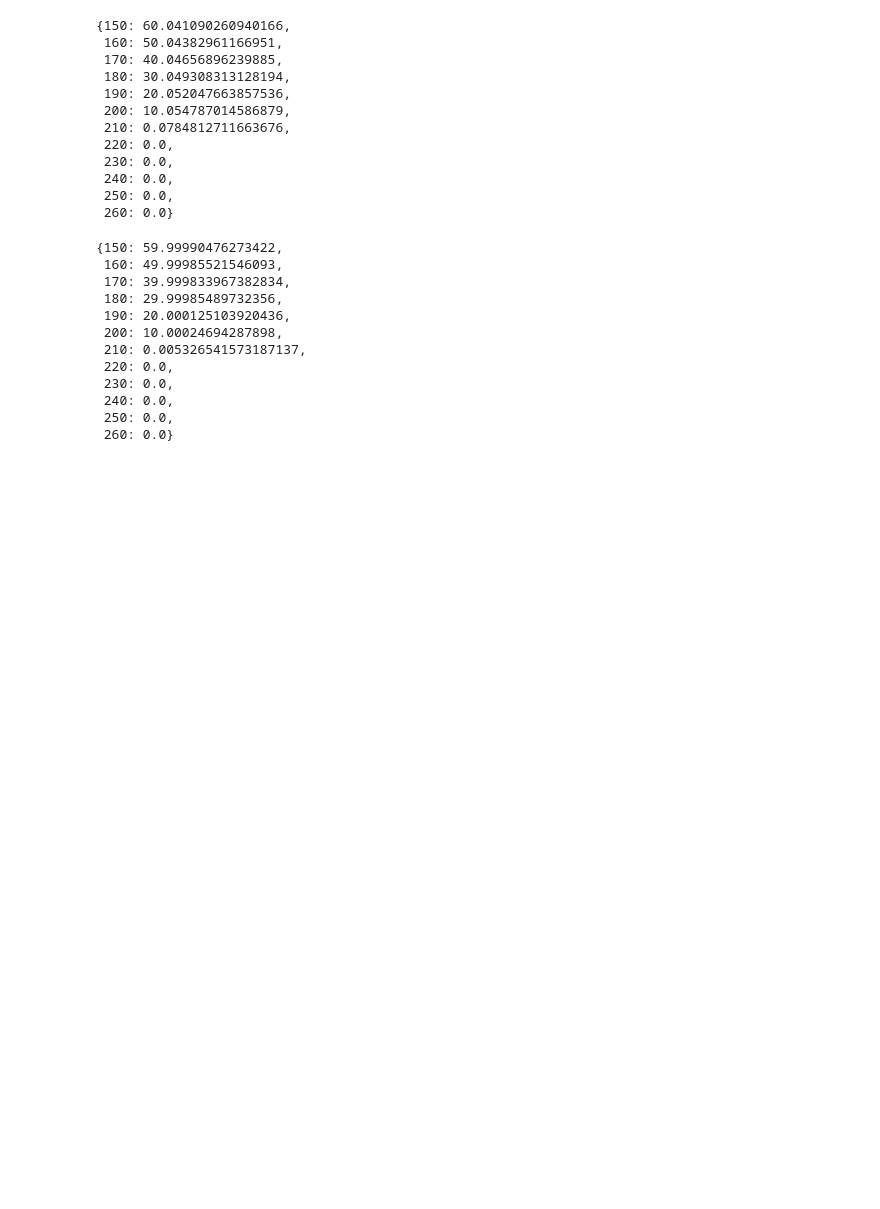
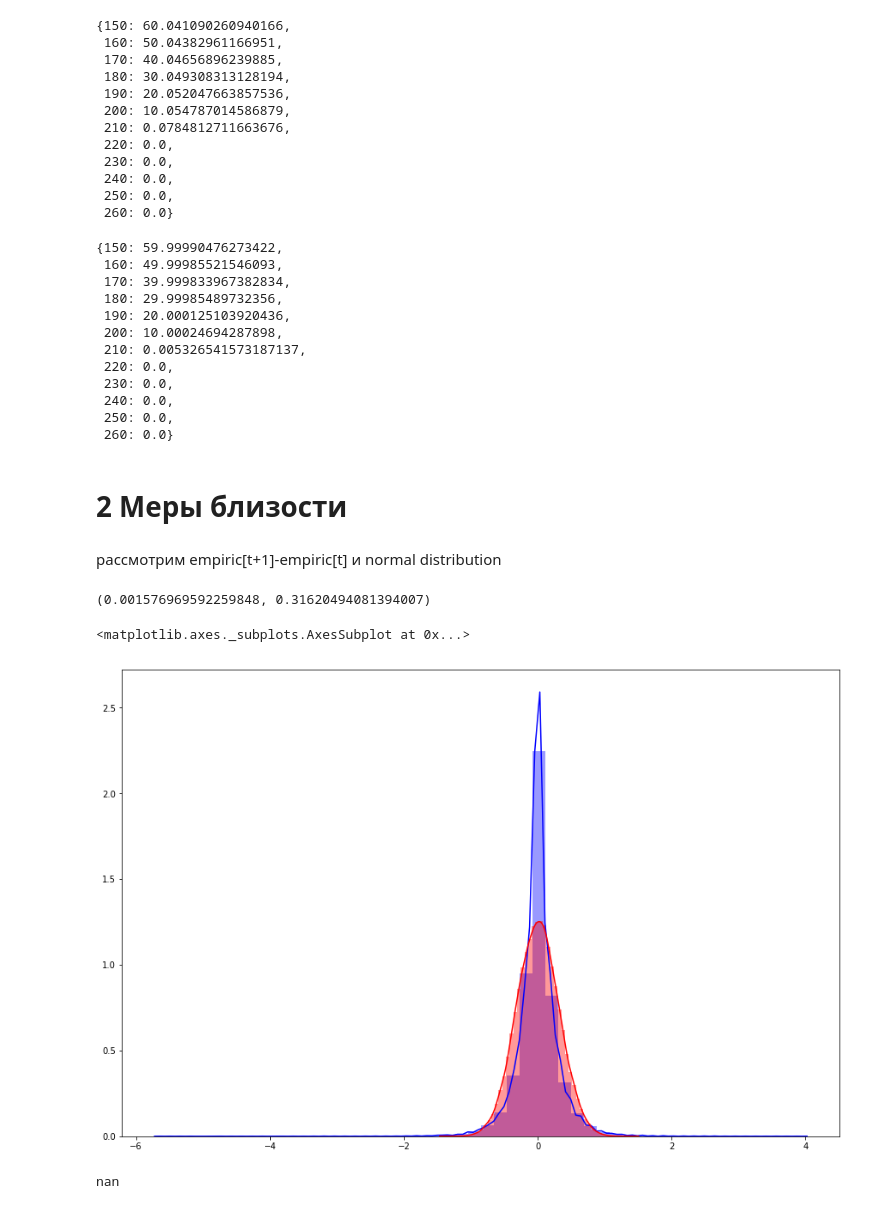
Before and after one commit to marssellio/btchack, a Jupyter notebook: ethusd.ipynb, the cells around one changed output. Cells and saved outputs as stored; diff of their text form; code cells hidden in the pictures; blank space fills up the shorter version.

```diff
--- a/ethusd.ipynb
+++ b/ethusd.ipynb
@@ -283,3 +284,22 @@ prediction
  240: 0.0,
  250: 0.0,
  260: 0.0}
+# %% [markdown]
+# 2 Меры близости
+# %% [markdown]
+рассмотрим empiric[t+1]-empiric[t] и normal distribution
+# %%
+p = d[d['minute'].str.contains(s)]['price'].values
+p = p[1:]-p[:-1]
+p_mean, p_std =  p.mean(), p.std()
+p_mean, p_std
+# %% [output]
+(0.001576969592259848, 0.31620494081394007)
+# %%
+normal = np.random.normal(p_mean, p_std, size=p.shape)
+plt.figure(figsize=(15,10))
+sns.distplot(p, color='blue')
+sns.distplot(normal,  color='red')
+# %% [output]
+<matplotlib.axes._subplots.AxesSubplot at 0x...>
+[figure, added]
@@ -285,0 +310,4 @@ prediction
+# %%
+kl_divergence(normal, p)
+# %% [output]
+nan
```
Also changed, not shown: parts of 15 cells of this notebook.
